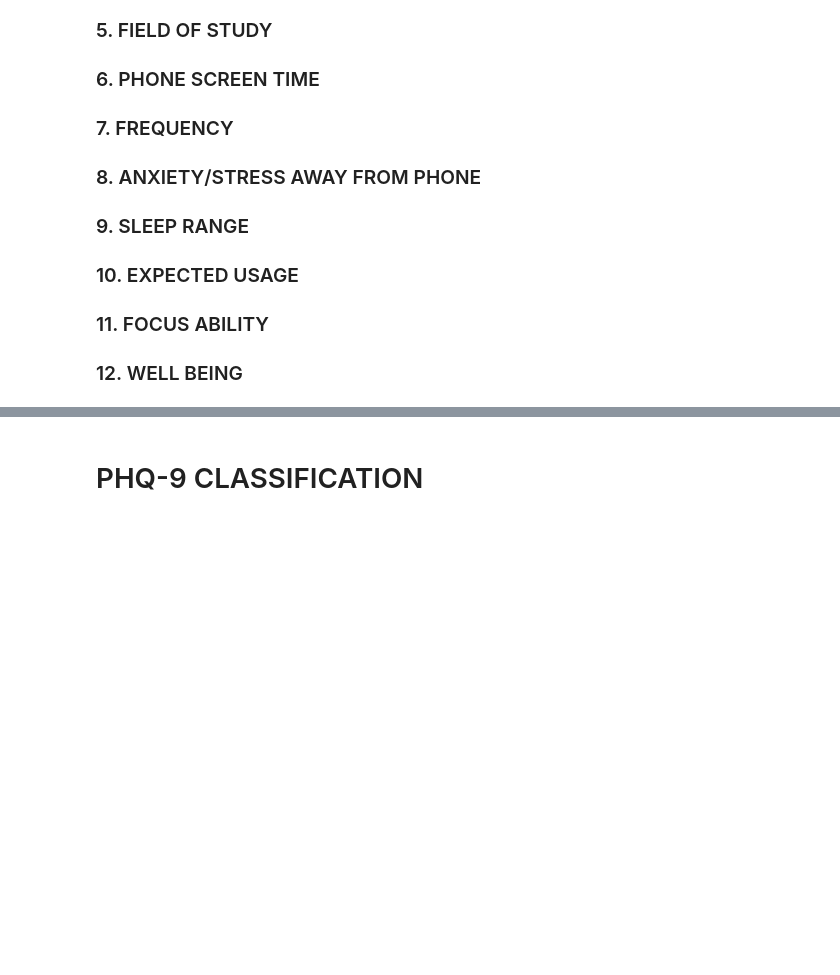
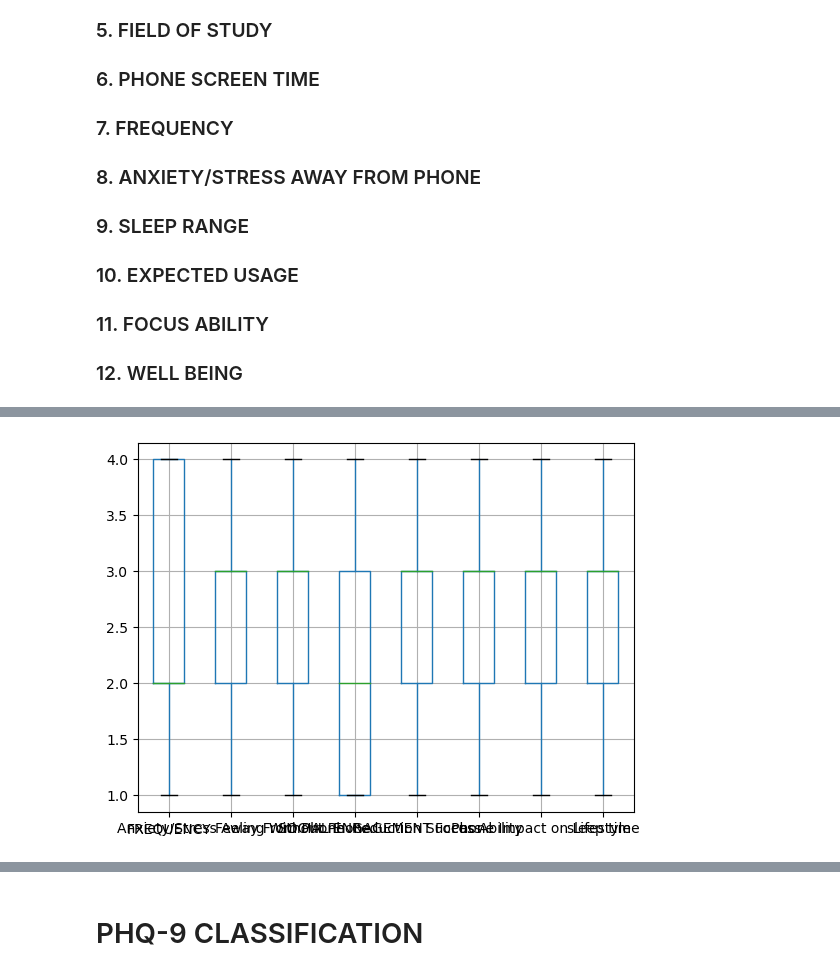
Before and after one commit to Brainskull24/Heal.ai, a Jupyter notebook: Heal.ai.ipynb, the cells around one changed output, grey strips where cells are left out. Cells and saved outputs as stored; diff of their text form; code cells hidden in the pictures; blank space fills up the shorter version.

```diff
--- a/Heal.ai.ipynb
+++ b/Heal.ai.ipynb
@@ -226,0 +308,10 @@ sas_df
+# %%
+import numpy as np
+import pandas as pd
+import seaborn as sns
+import matplotlib.pyplot as plt
+sdf = pd.read_csv('finale.csv')
+sdf.boxplot(column=['FREQUENCY','Anxiety/Stress Away From Phone','Feeling Without Phone','SOCIAL ENGAGEMENT','Reduction Success','Focus Ability','Phone Impact on Lifestyle','sleep time'])
+plt.show()
+# %% [output]
+[figure, added]
```
Also changed, not shown: parts of 20 cells of this notebook, 3 other files.
